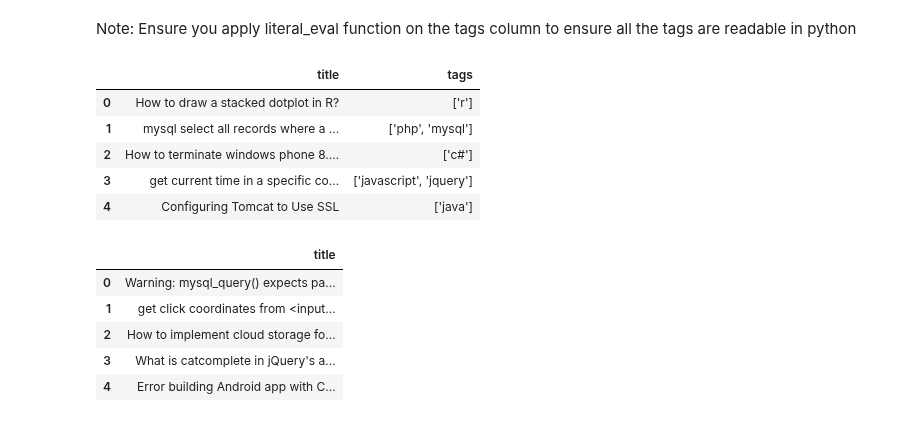
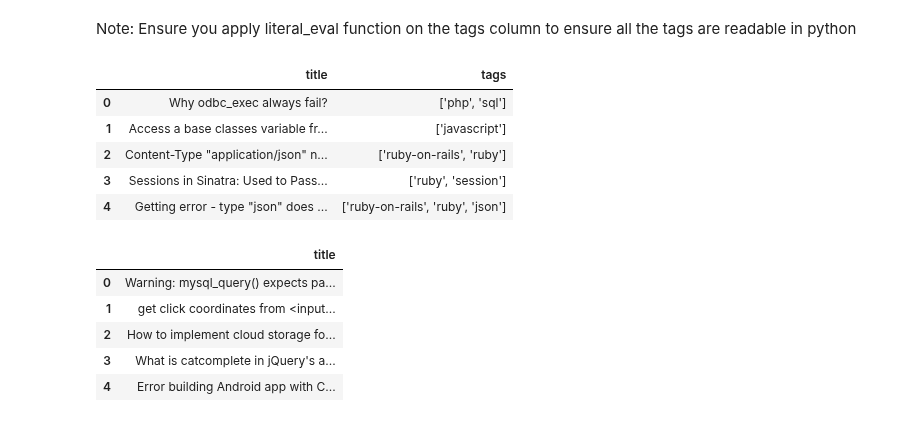
Before and after one commit to GreatLearningAIML1/chennai-aug-batch-senthilvelavan, a Jupyter notebook: StatNLP/Stats_NLP_Project_Question.ipynb, the cells around one changed output. Drawn from its saved outputs; the diff is of its cells as text; code cells hidden in the pictures.

```diff
--- a/StatNLP/Stats_NLP_Project_Question.ipynb
+++ b/StatNLP/Stats_NLP_Project_Question.ipynb
@@ -54,15 +54,15 @@ train.head()
 # %% [markdown]
 Note: Ensure you apply literal_eval function on the tags column to ensure all the tags are readable in python
 # %%
-val = pd.read_csv('/content/gdrive/My Drive/AIML/Projects/StatisticalNLP/train.tsv',delimiter='\t')
+val = pd.read_csv('/content/gdrive/My Drive/AIML/Projects/StatisticalNLP/validation.tsv',delimiter='\t')
 val.head()
 # %% [output]
 |  | title | tags |
-| 0 | How to draw a stacked dotplot in R? | ['r'] |
-| 1 | mysql select all records where a ... | ['php', 'mysql'] |
-| 2 | How to terminate windows phone 8.... | ['c#'] |
-| 3 | get current time in a specific co... | ['javascript', 'jquery'] |
-| 4 | Configuring Tomcat to Use SSL | ['java'] |
+| 0 | Why odbc_exec always fail? | ['php', 'sql'] |
+| 1 | Access a base classes variable fr... | ['javascript'] |
+| 2 | Content-Type "application/json" n... | ['ruby-on-rails', 'ruby'] |
+| 3 | Sessions in Sinatra: Used to Pass... | ['ruby', 'session'] |
+| 4 | Getting error - type "json" does ... | ['ruby-on-rails', 'ruby', 'json'] |
 # %%
 test = pd.read_csv('/content/gdrive/My Drive/AIML/Projects/StatisticalNLP/test.tsv',delimiter='\t')
 test.head()
```
Also changed, not shown: parts of 23 cells of this notebook.
